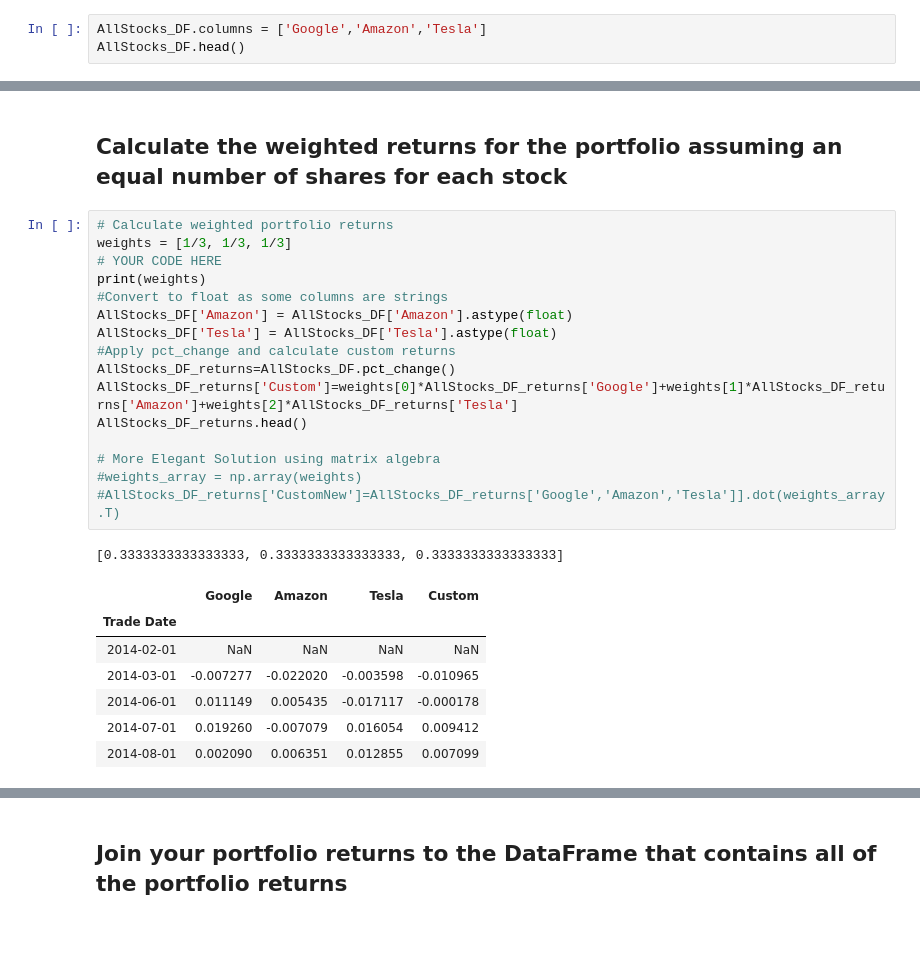
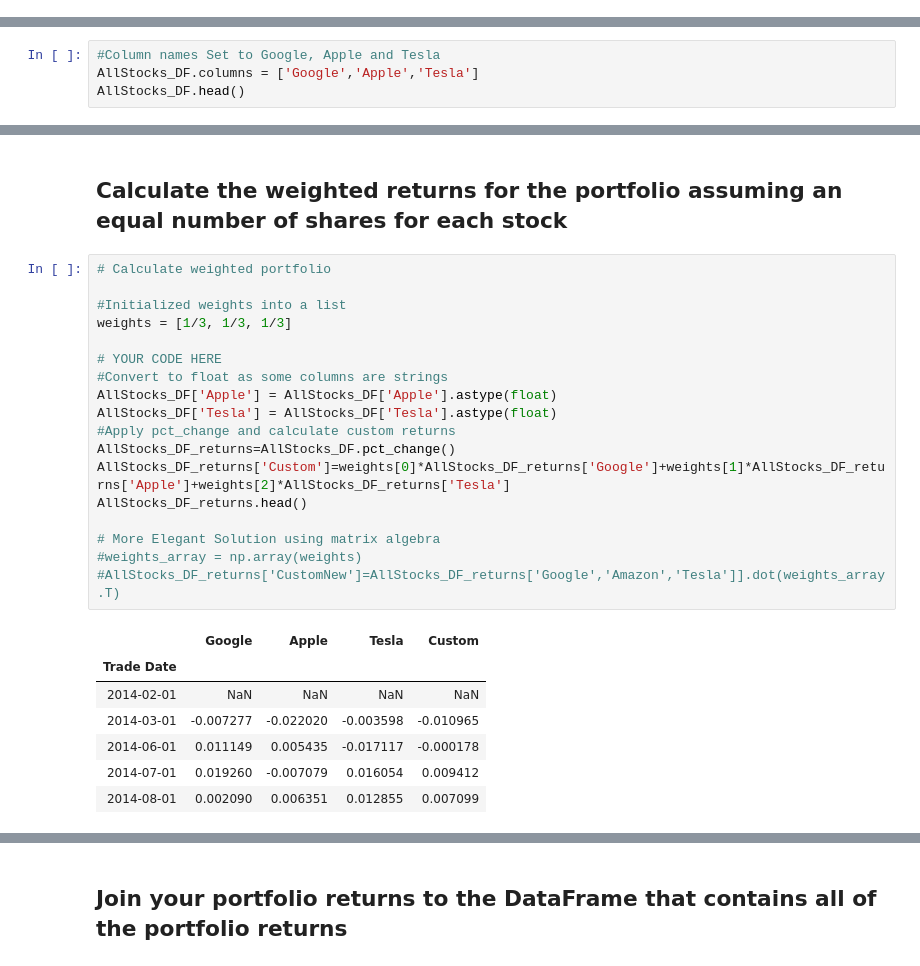
Before and after one commit to munipallea/HW3-Jun-27, a Jupyter notebook: whale_analysis_AmarMunipalle.ipynb, the cells around one changed output, grey strips where cells are left out. Cells and saved outputs as stored; diff of their text form; blank space fills up the shorter version.

```diff
--- a/whale_analysis_AmarMunipalle.ipynb
+++ b/whale_analysis_AmarMunipalle.ipynb
@@ -516,6 +542,3 @@ AllStocks_DF.head()
 | 2014-06-01 16:00:00 | 558.66 | 77.7 | 147 |
 | 2014-07-01 16:00:00 | 569.42 | 77.15 | 149.36 |
 | 2014-08-01 16:00:00 | 570.61 | 77.64 | 151.28 |
-# %%
-AllStocks_DF.columns = ['Google','Amazon','Tesla']
-AllStocks_DF.head()
@@ -529,0 +545,4 @@ AllStocks_DF.head()
+# %%
+#Column names Set to Google, Apple and Tesla
+AllStocks_DF.columns = ['Google','Apple','Tesla']
+AllStocks_DF.head()
@@ -563,24 +599,25 @@ AllStocks_DF.tail()
 # %% [markdown]
 ## Calculate the weighted returns for the portfolio assuming an equal number of shares for each stock
 # %%
-# Calculate weighted portfolio returns
+# Calculate weighted portfolio
+
+#Initialized weights into a list
 weights = [1/3, 1/3, 1/3]
+
 # YOUR CODE HERE
-print(weights)
 #Convert to float as some columns are strings
-AllStocks_DF['Amazon'] = AllStocks_DF['Amazon'].astype(float)
+AllStocks_DF['Apple'] = AllStocks_DF['Apple'].astype(float)
 AllStocks_DF['Tesla'] = AllStocks_DF['Tesla'].astype(float)
 #Apply pct_change and calculate custom returns
 AllStocks_DF_returns=AllStocks_DF.pct_change()
-AllStocks_DF_returns['Custom']=weights[0]*AllStocks_DF_returns['Google']+weights[1]*AllStocks_DF_returns['Amazon']+weights[2]*AllStocks_DF_returns['Tesla']
+AllStocks_DF_returns['Custom']=weights[0]*AllStocks_DF_returns['Google']+weights[1]*AllStocks_DF_returns['Apple']+weights[2]*AllStocks_DF_returns['Tesla']
 AllStocks_DF_returns.head()
 
 # More Elegant Solution using matrix algebra
 #weights_array = np.array(weights)
 #AllStocks_DF_returns['CustomNew']=AllStocks_DF_returns['Google','Amazon','Tesla']].dot(weights_array.T)
 # %% [output]
-[0.3333333333333333, 0.3333333333333333, 0.3333333333333333]
-|  | Google | Amazon | Tesla | Custom |
+|  | Google | Apple | Tesla | Custom |
 | Trade Date |  |  |  |  |
 | 2014-02-01 | NaN | NaN | NaN | NaN |
 | 2014-03-01 | -0.007277 | -0.022020 | -0.003598 | -0.010965 |
```
Also changed, not shown: parts of 12 cells of this notebook.
